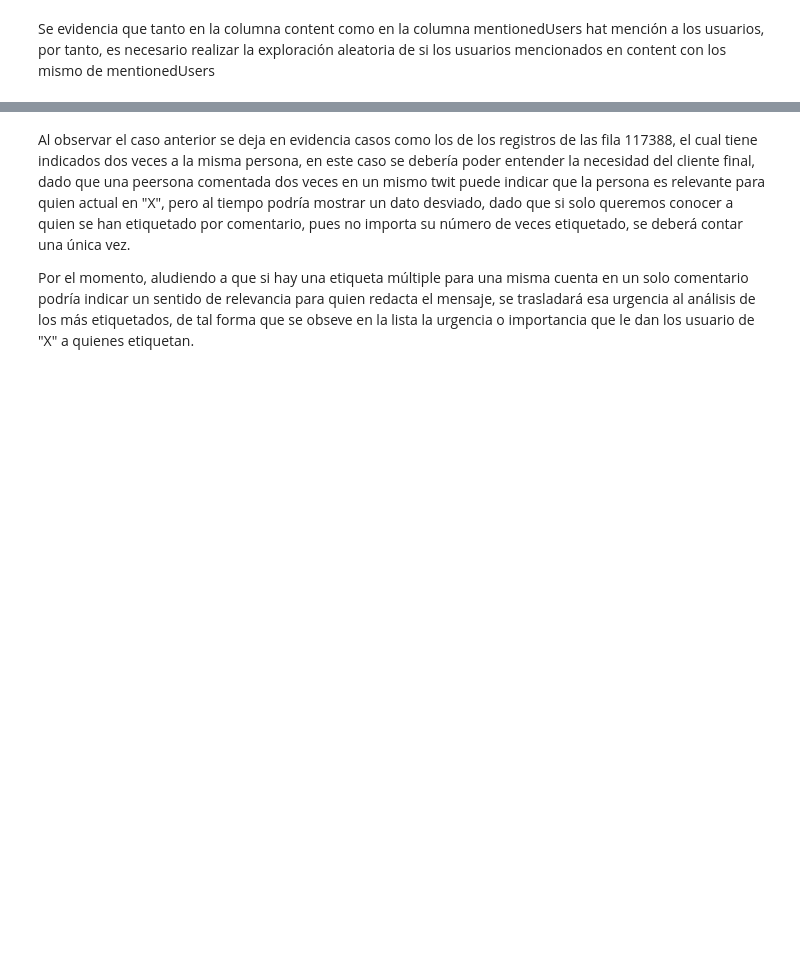
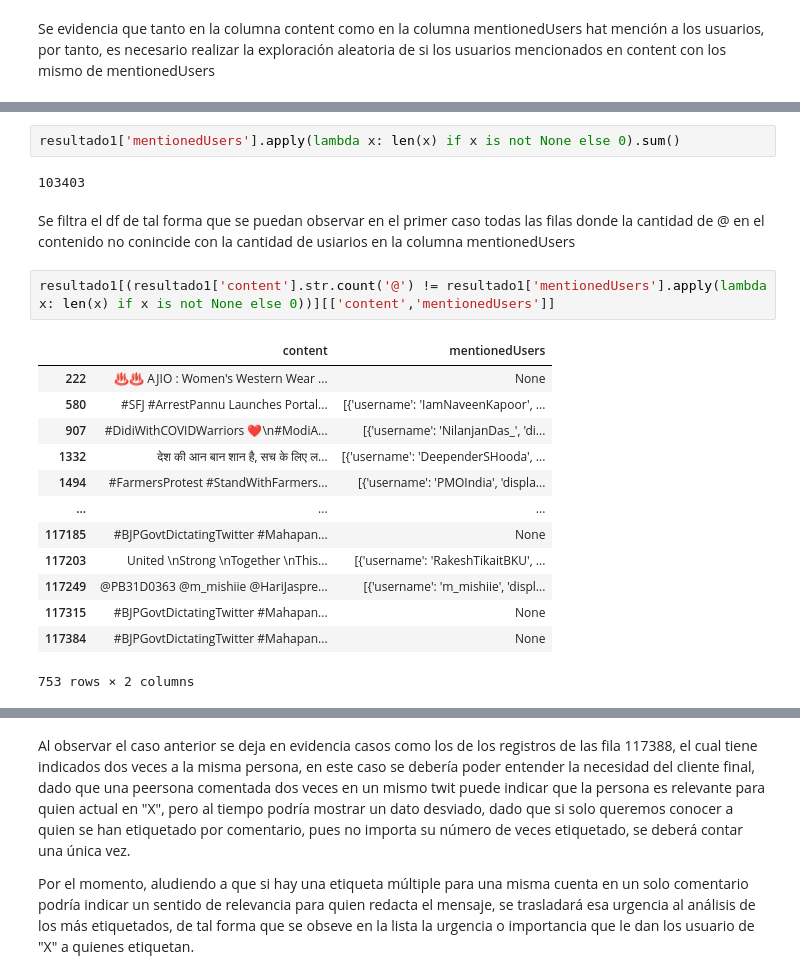
Before and after one commit to smaciasg/latam-challenge, a Jupyter notebook: src/challenge.ipynb, the cells around one changed output, grey strips where cells are left out. Drawn from its saved outputs; the diff is of its cells as text; blank space fills up the shorter version.

```diff
--- a/src/challenge.ipynb
+++ b/src/challenge.ipynb
@@ -451,0 +722,22 @@ display(resultado2)
+# %%
+resultado1['mentionedUsers'].apply(lambda x: len(x) if x is not None else 0).sum()
+# %% [output]
+103403
+# %% [markdown]
+Se filtra el df de tal forma que se puedan observar en el primer caso todas las filas donde la cantidad de @ en el contenido no conincide con la cantidad de usiarios en la columna mentionedUsers
+# %%
+resultado1[(resultado1['content'].str.count('@') != resultado1['mentionedUsers'].apply(lambda x: len(x) if x is not None else 0))][['content','mentionedUsers']]
+# %% [output]
+|  | content | mentionedUsers |
+| 222 | ♨️♨️ AJIO : Women's Western Wear ... | None |
+| 580 | #SFJ #ArrestPannu Launches Portal... | [{'username': 'IamNaveenKapoor', ... |
+| 907 | #DidiWithCOVIDWarriors ❤️\n#ModiA... | [{'username': 'NilanjanDas_', 'di... |
+| 1332 | देश की आन बान शान है, सच के लिए ल... | [{'username': 'DeependerSHooda', ... |
+| 1494 | #FarmersProtest #StandWithFarmers... | [{'username': 'PMOIndia', 'displa... |
+| ... | ... | ... |
+| 117185 | #BJPGovtDictatingTwitter #Mahapan... | None |
+| 117203 | United \nStrong \nTogether \nThis... | [{'username': 'RakeshTikaitBKU', ... |
+| 117249 | @PB31D0363 @m_mishiie @HariJaspre... | [{'username': 'm_mishiie', 'displ... |
+| 117315 | #BJPGovtDictatingTwitter #Mahapan... | None |
+| 117384 | #BJPGovtDictatingTwitter #Mahapan... | None |
+753 rows × 2 columns
```
Also changed, not shown: parts of 55 cells of this notebook, 8 other files.
